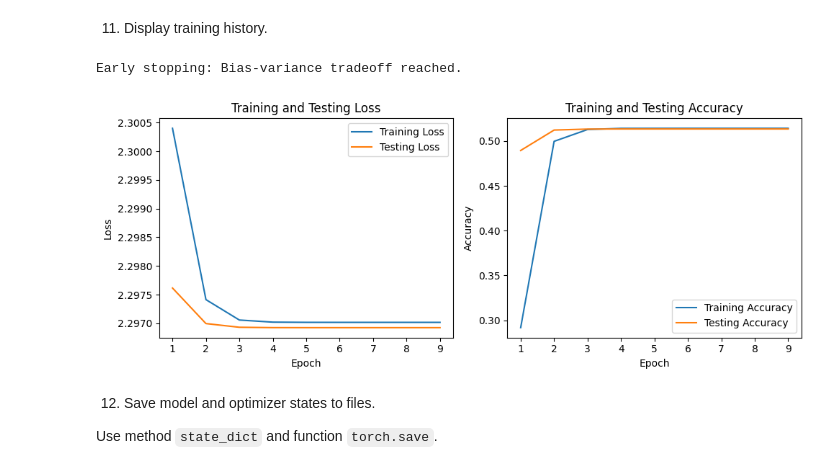
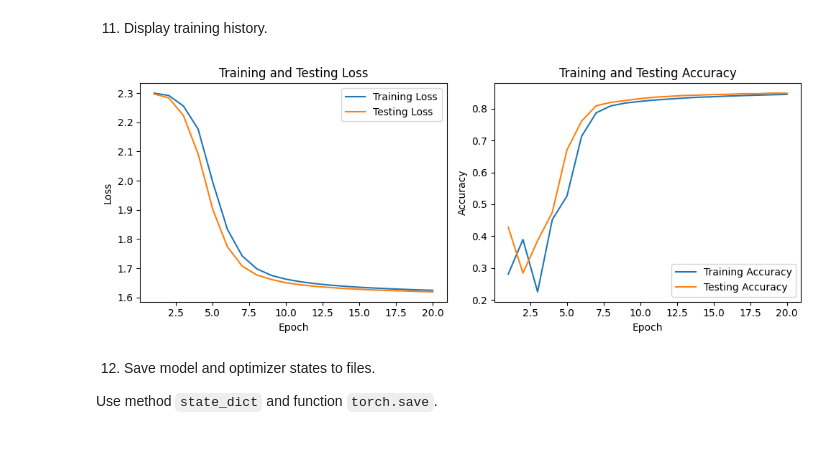
Before and after one commit to Mayher2000/Pytorch, a Jupyter notebook: pytorch.ipynb, the cells around one changed output. Drawn from its saved outputs; the diff is of its cells as text; code cells hidden in the pictures.

```diff
--- a/pytorch.ipynb
+++ b/pytorch.ipynb
@@ -319,7 +304,7 @@ def train(model,
           mode: str = 'test',
           optimizer: torch.optim.Optimizer = None,
           update_period: int = None,
-          device = torch.device('cpu')) -> Tuple[torch.nn.Module, float, float]:
+          device = torch.device('cuda')) -> Tuple[torch.nn.Module, float, float]:
 
     # Change model mode to train or test
     if mode == 'train':
@@ -388,7 +373,6 @@ def train_loop(model,
                criterion,
                metric: BaseMetic,
                optimizer: torch.optim.Optimizer,
-               scheduler: torch.optim.lr_scheduler._LRScheduler,
                num_epochs: int,
                update_period: int,
                device = torch.device('cpu')) -> List[List[float]]:
@@ -413,9 +397,6 @@ def train_loop(model,
             test_losses.append(test_loss)
             test_accuracies.append(test_accuracy)
 
-        # Update learning rate with scheduler
-        scheduler.step()
-
         # Early stopping based on bias-variance tradeoff
         if test_accuracy <= best_test_accuracy:
             early_stopping_counter += 1
@@ -460,23 +441,21 @@ def display_training_history(train_losses, train_accuracies, test_losses, test_a
 # %%
 from torch.optim.lr_scheduler import StepLR
 
 # Define the learning rate scheduler
 
-update_period = 100  # Define the update period
-num_epochs = 10
+update_period = 2  # Define the update period
+num_epochs = 20
 criterion = torch.nn.CrossEntropyLoss()
 model = MLP(input_shape, output_size)
 optimizer = torch.optim.SGD(model.parameters(), lr=0.01)
-scheduler = StepLR(optimizer, step_size=1, gamma=0.1)
 # ... define other parameters and data loaders ...
 
-train_losses, train_accuracies, test_losses, test_accuracies = train_loop(model, train_loader, test_loader, criterion, metric, optimizer, scheduler, num_epochs, update_period, device)
+train_losses, train_accuracies, test_losses, test_accuracies = train_loop(model, train_loader, test_loader, criterion, metric, optimizer, num_epochs, update_period, device)
 
 # Display the training history
 display_training_history(train_losses, train_accuracies, test_losses, test_accuracies)
 # %% [output]
-Early stopping: Bias-variance tradeoff reached.
-[figure, old version]
+[figure, new version]
 # %% [markdown]
 12. Save model and optimizer states to files.
 
```
Also changed, not shown: parts of 3 cells of this notebook.
